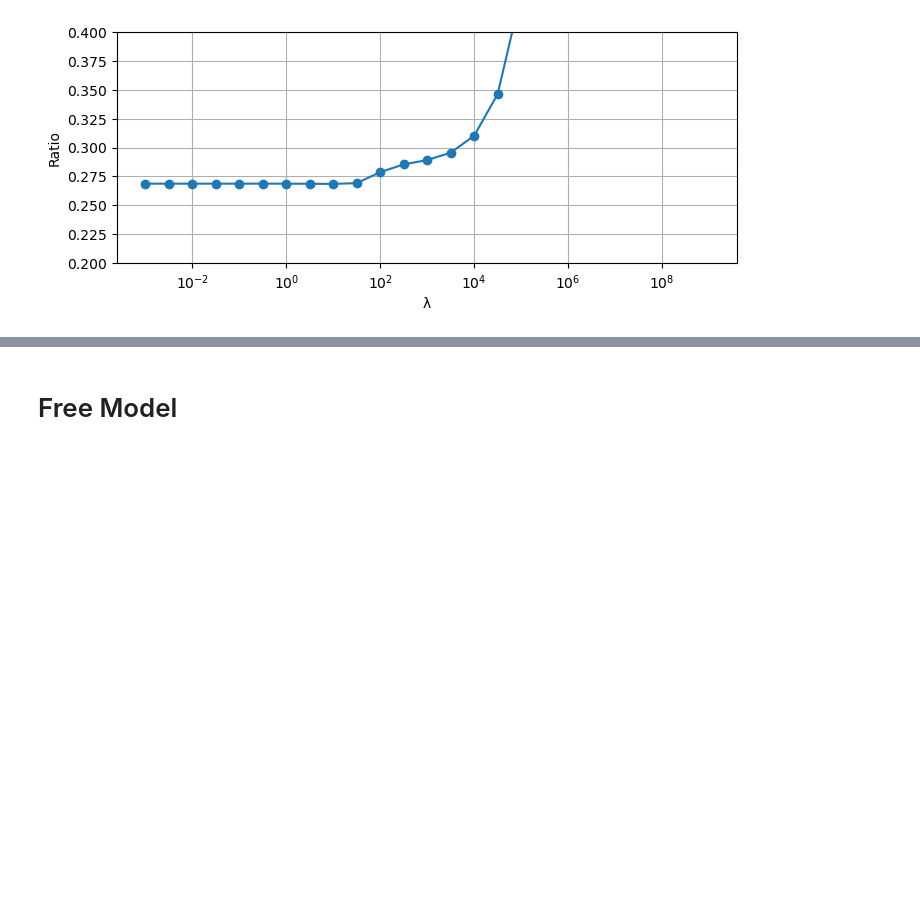
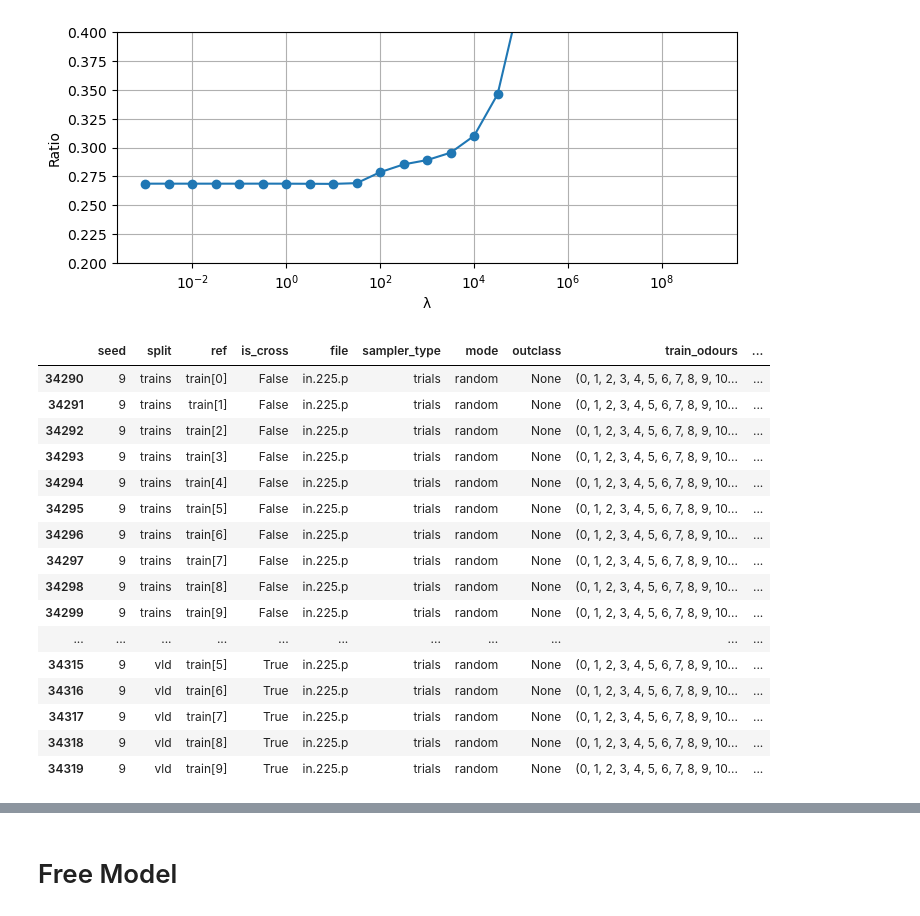
Before and after one commit to stootoon/glom-io-transform-release, a Jupyter notebook: model-fitting/demo_generalization.ipynb, the cells around one changed output, grey strips where cells are left out. Saved outputs shown, nothing was run; the diff lists cells and outputs as text; code cells hidden in the pictures; blank space fills up the shorter version.

```diff
--- a/model-fitting/demo_generalization.ipynb
+++ b/model-fitting/demo_generalization.ipynb
@@ -463,5 +463,25 @@ ylabel("Ratio")
 grid(True)
 # %% [output]
 [figure]
+# %%
+df[df.file=="in.225.p"]
+# %% [output]
+|  | seed | split | ref | is_cross | file | sampler_type | mode | outclass | train_odours | ... |
+| 34290 | 9 | trains | train[0] | False | in.225.p | trials | random | None | (0, 1, 2, 3, 4, 5, 6, 7, 8, 9, 10... | ... |
+| 34291 | 9 | trains | train[1] | False | in.225.p | trials | random | None | (0, 1, 2, 3, 4, 5, 6, 7, 8, 9, 10... | ... |
+| 34292 | 9 | trains | train[2] | False | in.225.p | trials | random | None | (0, 1, 2, 3, 4, 5, 6, 7, 8, 9, 10... | ... |
+| 34293 | 9 | trains | train[3] | False | in.225.p | trials | random | None | (0, 1, 2, 3, 4, 5, 6, 7, 8, 9, 10... | ... |
+| 34294 | 9 | trains | train[4] | False | in.225.p | trials | random | None | (0, 1, 2, 3, 4, 5, 6, 7, 8, 9, 10... | ... |
+| 34295 | 9 | trains | train[5] | False | in.225.p | trials | random | None | (0, 1, 2, 3, 4, 5, 6, 7, 8, 9, 10... | ... |
+| 34296 | 9 | trains | train[6] | False | in.225.p | trials | random | None | (0, 1, 2, 3, 4, 5, 6, 7, 8, 9, 10... | ... |
+| 34297 | 9 | trains | train[7] | False | in.225.p | trials | random | None | (0, 1, 2, 3, 4, 5, 6, 7, 8, 9, 10... | ... |
+| 34298 | 9 | trains | train[8] | False | in.225.p | trials | random | None | (0, 1, 2, 3, 4, 5, 6, 7, 8, 9, 10... | ... |
+| 34299 | 9 | trains | train[9] | False | in.225.p | trials | random | None | (0, 1, 2, 3, 4, 5, 6, 7, 8, 9, 10... | ... |
+| ... | ... | ... | ... | ... | ... | ... | ... | ... | ... | ... |
+| 34315 | 9 | vld | train[5] | True | in.225.p | trials | random | None | (0, 1, 2, 3, 4, 5, 6, 7, 8, 9, 10... | ... |
+| 34316 | 9 | vld | train[6] | True | in.225.p | trials | random | None | (0, 1, 2, 3, 4, 5, 6, 7, 8, 9, 10... | ... |
+| 34317 | 9 | vld | train[7] | True | in.225.p | trials | random | None | (0, 1, 2, 3, 4, 5, 6, 7, 8, 9, 10... | ... |
+| 34318 | 9 | vld | train[8] | True | in.225.p | trials | random | None | (0, 1, 2, 3, 4, 5, 6, 7, 8, 9, 10... | ... |
+| 34319 | 9 | vld | train[9] | True | in.225.p | trials | random | None | (0, 1, 2, 3, 4, 5, 6, 7, 8, 9, 10... | ... |
 # %%
 # Manually run in.225.p
```
Also changed, not shown: parts of 8 cells of this notebook.
